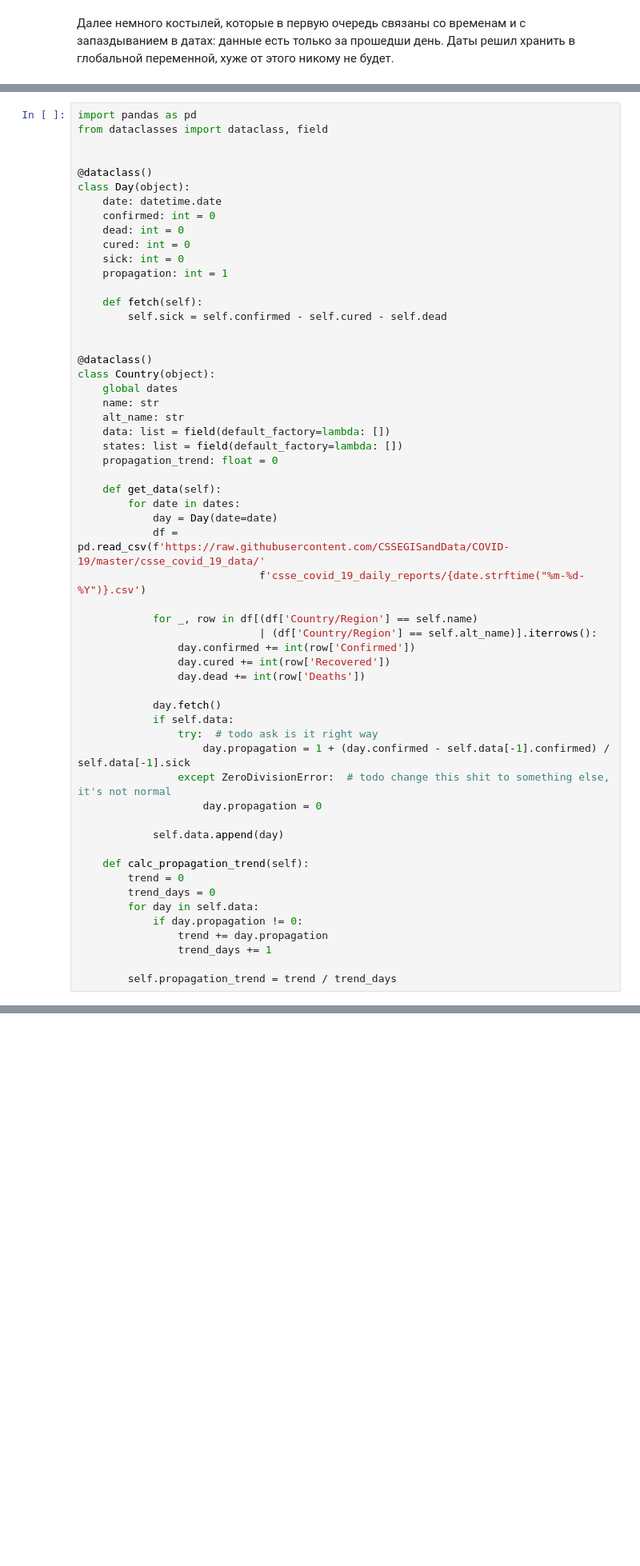
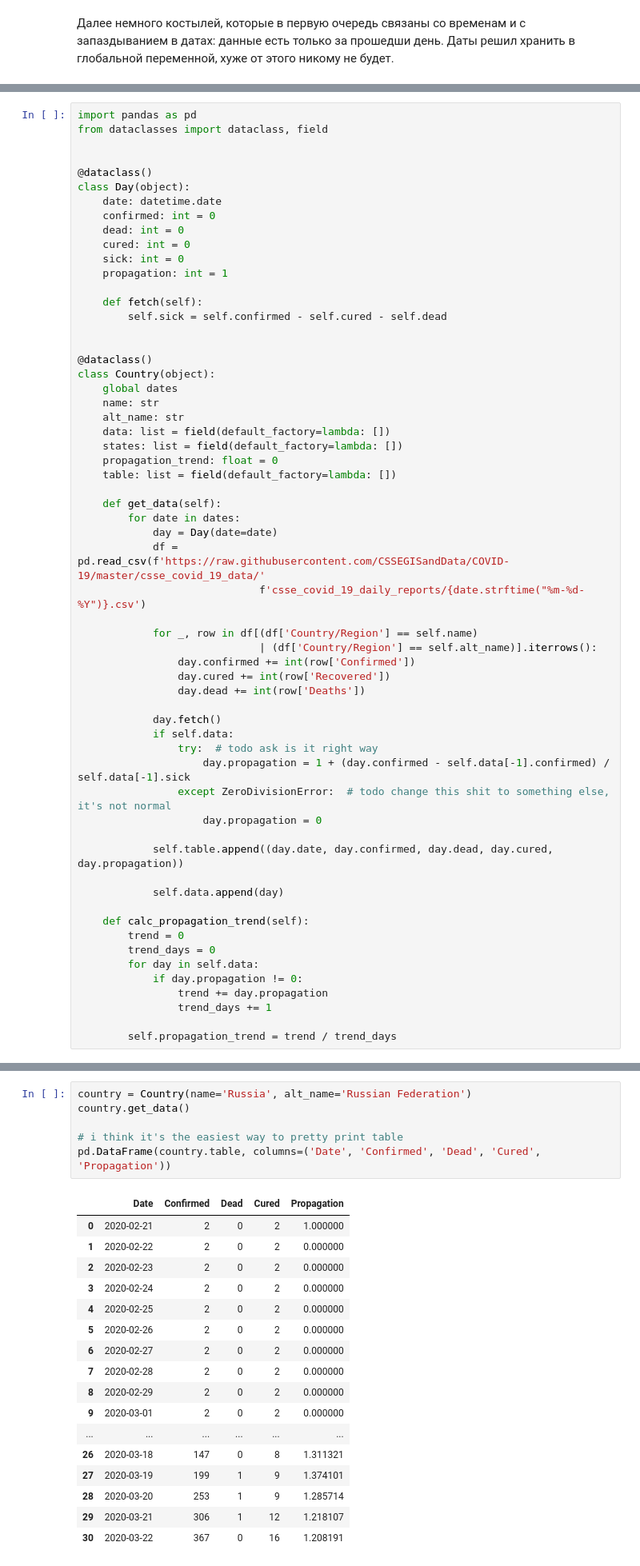
Before and after one commit to mrt0rtikize/covid19rus, a Jupyter notebook: covid19-rus.ipynb, the cells around one changed output, grey strips where cells are left out. Shown: that part at 80% size. Drawn from its saved outputs; the diff is of its cells as text; blank space fills up the shorter version.

Commit message:
add table print

```diff
--- a/covid19-rus.ipynb
+++ b/covid19-rus.ipynb
@@ -70,6 +70,7 @@ class Country(object):
     data: list = field(default_factory=lambda: [])
     states: list = field(default_factory=lambda: [])
     propagation_trend: float = 0
+    table: list = field(default_factory=lambda: [])
 
     def get_data(self):
         for date in dates:
@@ -90,6 +91,8 @@ class Country(object):
                 except ZeroDivisionError:  # todo change this shit to something else, it's not normal
                     day.propagation = 0
 
+            self.table.append((day.date, day.confirmed, day.dead, day.cured, day.propagation))
+
             self.data.append(day)
 
     def calc_propagation_trend(self):
@@ -113,3 +111,27 @@ country.get_data()
+# %%
+country = Country(name='Russia', alt_name='Russian Federation')
+country.get_data()
+
+# i think it's the easiest way to pretty print table
+pd.DataFrame(country.table, columns=('Date', 'Confirmed', 'Dead', 'Cured', 'Propagation'))
+# %% [output]
+|  | Date | Confirmed | Dead | Cured | Propagation |
+| 0 | 2020-02-21 | 2 | 0 | 2 | 1.000000 |
+| 1 | 2020-02-22 | 2 | 0 | 2 | 0.000000 |
+| 2 | 2020-02-23 | 2 | 0 | 2 | 0.000000 |
+| 3 | 2020-02-24 | 2 | 0 | 2 | 0.000000 |
+| 4 | 2020-02-25 | 2 | 0 | 2 | 0.000000 |
+| 5 | 2020-02-26 | 2 | 0 | 2 | 0.000000 |
+| 6 | 2020-02-27 | 2 | 0 | 2 | 0.000000 |
+| 7 | 2020-02-28 | 2 | 0 | 2 | 0.000000 |
+| 8 | 2020-02-29 | 2 | 0 | 2 | 0.000000 |
+| 9 | 2020-03-01 | 2 | 0 | 2 | 0.000000 |
+| ... | ... | ... | ... | ... | ... |
+| 26 | 2020-03-18 | 147 | 0 | 8 | 1.311321 |
+| 27 | 2020-03-19 | 199 | 1 | 9 | 1.374101 |
+| 28 | 2020-03-20 | 253 | 1 | 9 | 1.285714 |
+| 29 | 2020-03-21 | 306 | 1 | 12 | 1.218107 |
+| 30 | 2020-03-22 | 367 | 0 | 16 | 1.208191 |
 # %% [markdown]
 Вычисляем и выводим тренд распространения.
 
```
Also changed, not shown: parts of 5 cells of this notebook.
